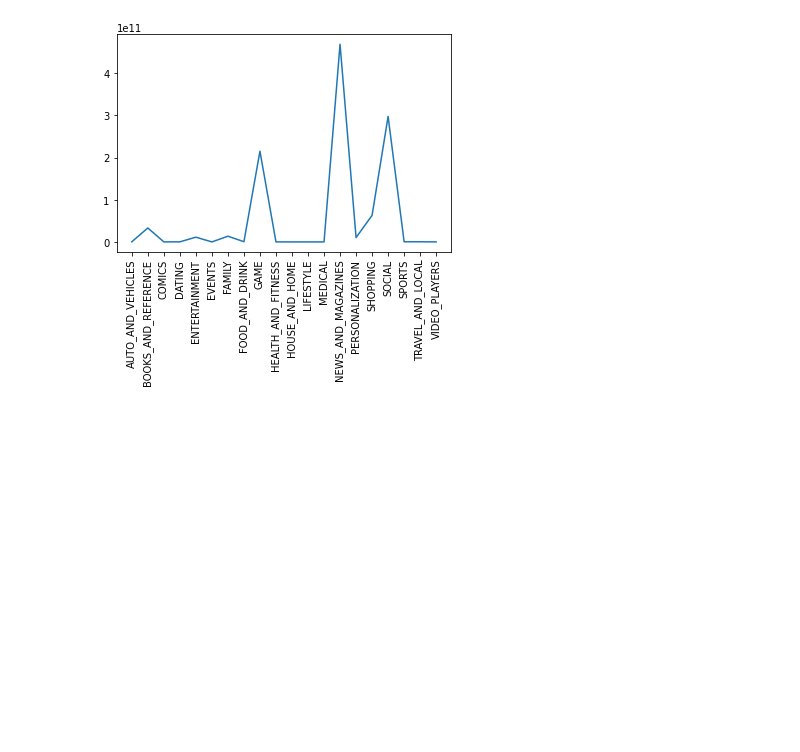
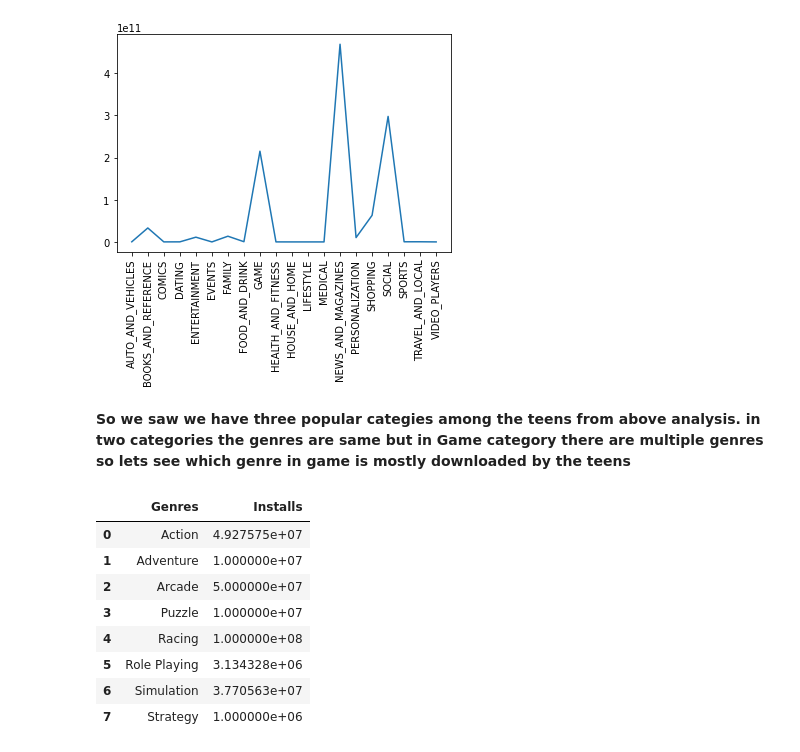
Before and after one commit to codewithsrs/app-data-analysis, a Jupyter notebook: playstore_app_review_analysis.ipynb, the cells around one changed output. Cells and saved outputs as stored; diff of their text form; code cells hidden in the pictures; blank space fills up the shorter version.

```diff
--- a/playstore_app_review_analysis.ipynb
+++ b/playstore_app_review_analysis.ipynb
@@ -429,3 +428,19 @@ plt.xticks(rotation = '90')
 plt.show()
 # %% [output]
 [figure]
+# %% [markdown]
+**So we saw we have three popular categies among the teens from above analysis. in two categories the genres are same but in Game category there are multiple genres so lets see which genre in game is mostly downloaded by the teens**
+# %%
+#Lets filter by content rating and category then group by genres and taking the average installs per genre
+game_df = combined_df[(combined_df['Content Rating']=='Teen') & (combined_df['Category']=='GAME')].groupby('Genres')['Installs'].mean().reset_index()
+game_df
+# %% [output]
+|  | Genres | Installs |
+| 0 | Action | 4.927575e+07 |
+| 1 | Adventure | 1.000000e+07 |
+| 2 | Arcade | 5.000000e+07 |
+| 3 | Puzzle | 1.000000e+07 |
+| 4 | Racing | 1.000000e+08 |
+| 5 | Role Playing | 3.134328e+06 |
+| 6 | Simulation | 3.770563e+07 |
+| 7 | Strategy | 1.000000e+06 |
```
Also changed, not shown: parts of 2 cells of this notebook.
